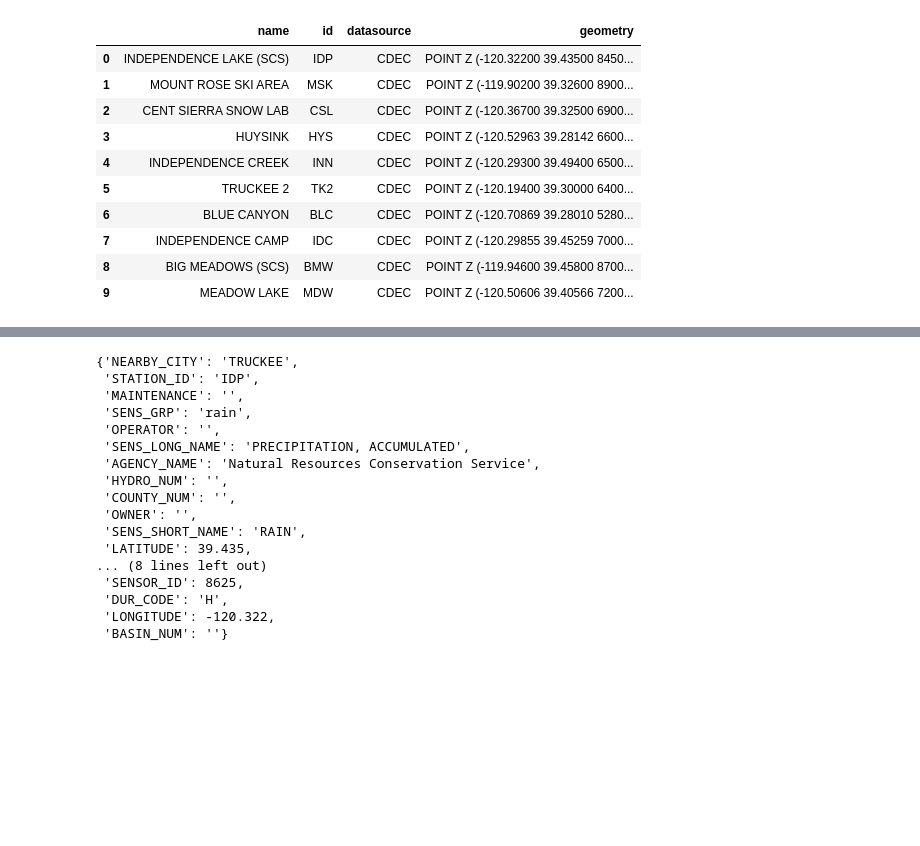
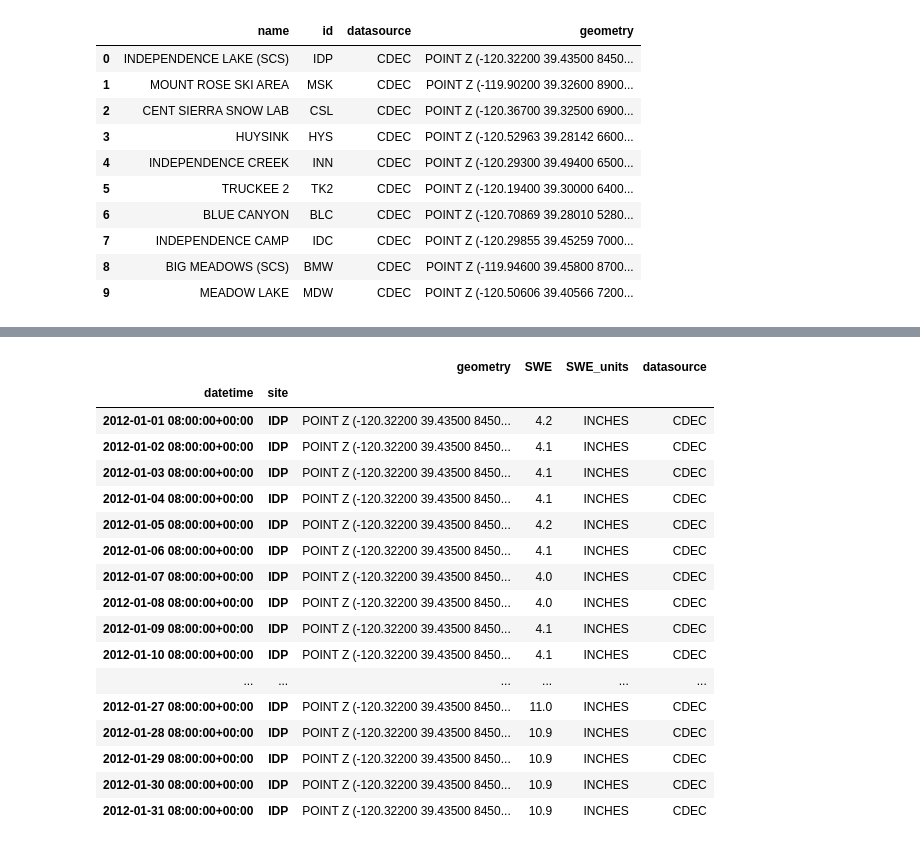
Before and after one commit to bair-climate-initiative/multiearth, a Jupyter notebook: metloom_snotel_geometry.ipynb, the cells around one changed output, grey strips where cells are left out. Cells and saved outputs as stored; diff of their text form; code cells hidden in the pictures; blank space fills up the shorter version.

```diff
--- a/metloom_snotel_geometry.ipynb
+++ b/metloom_snotel_geometry.ipynb
@@ -144,20 +151,26 @@ len(met)
+# %%
+start_date = datetime(2012, 1, 1)
+end_date = datetime(2012, 1, 31)
+cdec = CdecClient('IDP', 'hi')
+met = cdec._get_data(start_date, end_date, [CdecStationVariables.SWE], duration_list=['D'])
 # %%
-met[0]
+met
 # %% [output]
-{'NEARBY_CITY': 'TRUCKEE',
- 'STATION_ID': 'IDP',
- 'MAINTENANCE': '',
- 'SENS_GRP': 'rain',
- 'OPERATOR': '',
- 'SENS_LONG_NAME': 'PRECIPITATION, ACCUMULATED',
- 'AGENCY_NAME': 'Natural Resources Conservation Service',
- 'HYDRO_NUM': '',
- 'COUNTY_NUM': '',
- 'OWNER': '',
- 'SENS_SHORT_NAME': 'RAIN',
- 'LATITUDE': 39.435,
-... (8 lines left out)
- 'SENSOR_ID': 8625,
- 'DUR_CODE': 'H',
- 'LONGITUDE': -120.322,
- 'BASIN_NUM': ''}
+|  |  | geometry | SWE | SWE_units | datasource |
+| datetime | site |  |  |  |  |
+| 2012-01-01 08:00:00+00:00 | IDP | POINT Z (-120.32200 39.43500 8450... | 4.2 | INCHES | CDEC |
+| 2012-01-02 08:00:00+00:00 | IDP | POINT Z (-120.32200 39.43500 8450... | 4.1 | INCHES | CDEC |
+| 2012-01-03 08:00:00+00:00 | IDP | POINT Z (-120.32200 39.43500 8450... | 4.1 | INCHES | CDEC |
+| 2012-01-04 08:00:00+00:00 | IDP | POINT Z (-120.32200 39.43500 8450... | 4.1 | INCHES | CDEC |
+| 2012-01-05 08:00:00+00:00 | IDP | POINT Z (-120.32200 39.43500 8450... | 4.2 | INCHES | CDEC |
+| 2012-01-06 08:00:00+00:00 | IDP | POINT Z (-120.32200 39.43500 8450... | 4.1 | INCHES | CDEC |
+| 2012-01-07 08:00:00+00:00 | IDP | POINT Z (-120.32200 39.43500 8450... | 4.0 | INCHES | CDEC |
+| 2012-01-08 08:00:00+00:00 | IDP | POINT Z (-120.32200 39.43500 8450... | 4.0 | INCHES | CDEC |
+| 2012-01-09 08:00:00+00:00 | IDP | POINT Z (-120.32200 39.43500 8450... | 4.1 | INCHES | CDEC |
+| 2012-01-10 08:00:00+00:00 | IDP | POINT Z (-120.32200 39.43500 8450... | 4.1 | INCHES | CDEC |
+| ... | ... | ... | ... | ... | ... |
+| 2012-01-27 08:00:00+00:00 | IDP | POINT Z (-120.32200 39.43500 8450... | 11.0 | INCHES | CDEC |
+| 2012-01-28 08:00:00+00:00 | IDP | POINT Z (-120.32200 39.43500 8450... | 10.9 | INCHES | CDEC |
+| 2012-01-29 08:00:00+00:00 | IDP | POINT Z (-120.32200 39.43500 8450... | 10.9 | INCHES | CDEC |
+| 2012-01-30 08:00:00+00:00 | IDP | POINT Z (-120.32200 39.43500 8450... | 10.9 | INCHES | CDEC |
+| 2012-01-31 08:00:00+00:00 | IDP | POINT Z (-120.32200 39.43500 8450... | 10.9 | INCHES | CDEC |
```
Also changed, not shown: parts of 4 cells of this notebook, 1 other file.
